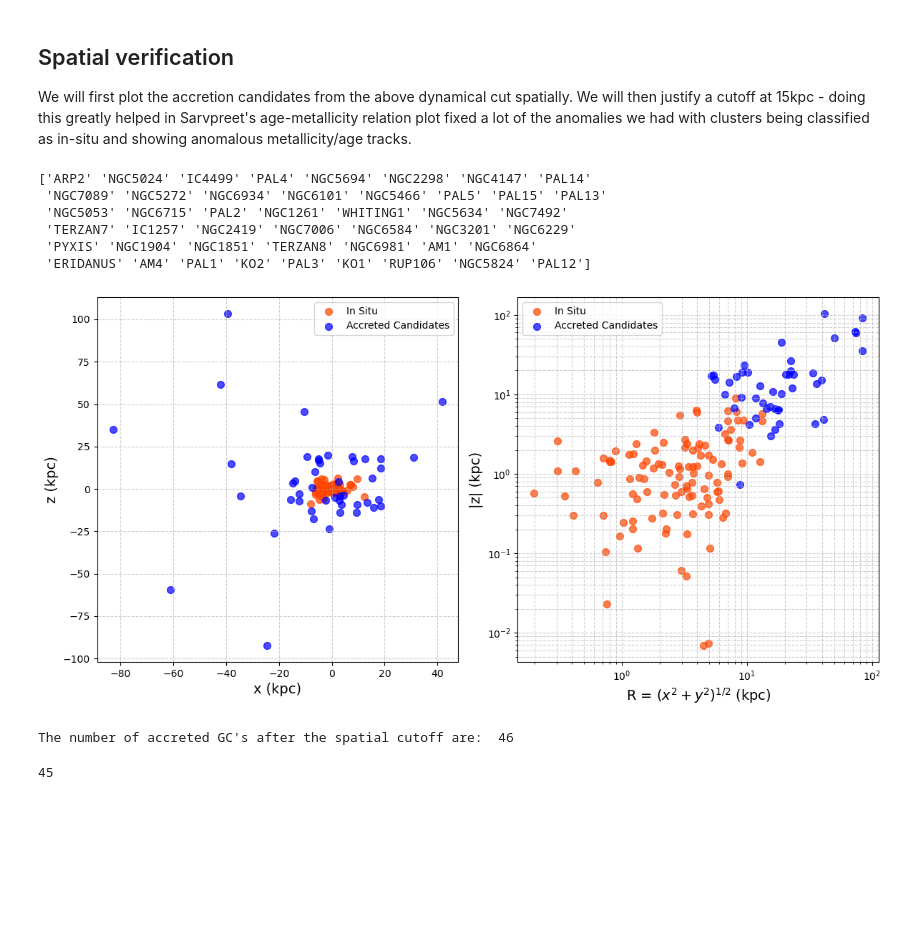
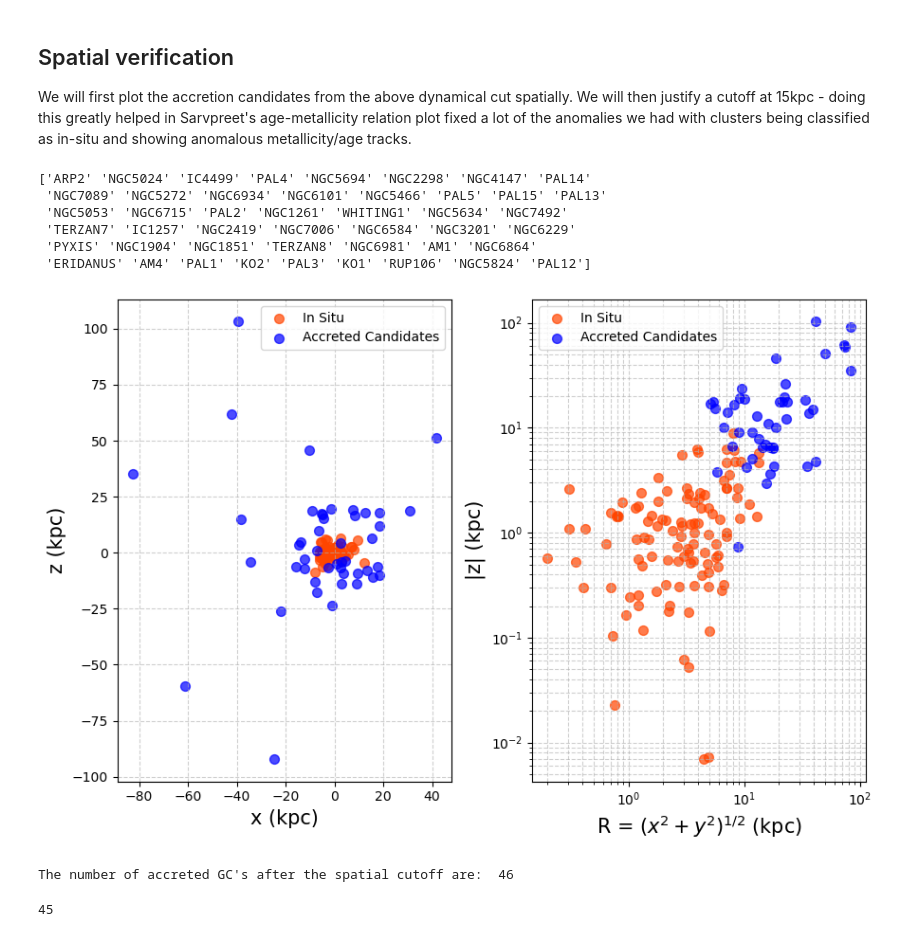
Before and after one commit to vishnusivamogga/PHYS3116_shrek, a Jupyter notebook: dynamical_information.ipynb, the cells around one changed output. Saved outputs shown, nothing was run; the diff lists cells and outputs as text; code cells hidden in the pictures; blank space fills up the shorter version.

Commit message:
Changes so plots match with fontsize requirements

```diff
--- a/dynamical_information.ipynb
+++ b/dynamical_information.ipynb
@@ -153,7 +152,7 @@ z_gc = data_df['z_gc'].values * u.kpc  # this is redundant, just keeping it here
 accretion_mask = data_df['ID'].isin(accretion_candidates)
 
 # Plotting the spatial distributions of GC's
-fig, ax = plt.subplots(1, 2, figsize=(12, 6))
+fig, ax = plt.subplots(1, 2, figsize=(9, 6))
 
 # Left subplot: x vs z
 # Plot the in situ clusters
@@ -161,44 +160,44 @@ ax[0].scatter(x_gc[accretion_mask == False], z_gc[accretion_mask == False], s=50
 
 # Plot the accreted candidates
 ax[0].scatter(x_gc[accretion_mask], z_gc[accretion_mask], s=50, color='blue', alpha=0.7, label='Accreted Candidates')
-ax[0].set_xlabel(r"x (kpc)", fontsize=14)
-ax[0].set_ylabel(r"z (kpc)", fontsize=14)
+ax[0].set_xlabel(r"x (kpc)", fontsize=15)
+ax[0].set_ylabel(r"z (kpc)", fontsize=15)
 ax[0].grid(True, linestyle='--', alpha=0.6)
 ax[0].legend()
 # Plotting R_xy vs |z|
 R_xy = np.sqrt(x_gc**2 + y_gc**2)
 z_abs = np.abs(z_gc)
 
 ax[1].scatter(R_xy[accretion_mask == False], z_abs[accretion_mask == False], s=50, color='orangered', alpha=0.7, label='In Situ')
 ax[1].scatter(R_xy[accretion_mask], z_abs[accretion_mask], s=50, color='blue', alpha=0.7, label='Accreted Candidates')
 ax[1].set_xscale('log')
 ax[1].set_yscale('log')
-ax[1].set_xlabel(r"R = $(x^2 + y^2)^{1/2}$ (kpc)", fontsize=14)
-ax[1].set_ylabel(r"|z| (kpc)", fontsize=14)
+ax[1].set_xlabel(r"R = $(x^2 + y^2)^{1/2}$ (kpc)", fontsize=15)
+ax[1].set_ylabel(r"|z| (kpc)", fontsize=15)
 ax[1].grid(True, which="both", ls="--", alpha=0.6)
 ax[1].legend()
 
 plt.tight_layout()
 plt.show()
 
 #There are GC's spatially which should really be accreted clusters - the dynamical search did not catch these.
 # Use a limit of 15kpc to classify accreted clusters based on spatial distribution. These will be added to the candidates list.
 r_gc = np.sqrt(data_df['x_gc']**2 + data_df['y_gc']**2 + data_df['z_gc']**2)
 
 added_candidates = data_df[(r_gc > 15) & (accretion_mask == False)]
 
 accretion_candidates = np.concatenate((accretion_candidates, added_candidates['ID'].values))
 
 
 print("The number of accreted GC's after the spatial cutoff are: ", len(accretion_candidates))
 # %% [output]
 ['ARP2' 'NGC5024' 'IC4499' 'PAL4' 'NGC5694' 'NGC2298' 'NGC4147' 'PAL14'
  'NGC7089' 'NGC5272' 'NGC6934' 'NGC6101' 'NGC5466' 'PAL5' 'PAL15' 'PAL13'
  'NGC5053' 'NGC6715' 'PAL2' 'NGC1261' 'WHITING1' 'NGC5634' 'NGC7492'
  'TERZAN7' 'IC1257' 'NGC2419' 'NGC7006' 'NGC6584' 'NGC3201' 'NGC6229'
  'PYXIS' 'NGC1904' 'NGC1851' 'TERZAN8' 'NGC6981' 'AM1' 'NGC6864'
  'ERIDANUS' 'AM4' 'PAL1' 'KO2' 'PAL3' 'KO1' 'RUP106' 'NGC5824' 'PAL12']
-[figure, old version]
+[figure, new version]
 The number of accreted GC's after the spatial cutoff are:  46
 # %%
 # Interesting side job - I'll verify the accretion candidates further by looking at their apocentric distances.
```
Also changed, not shown: parts of 2 cells of this notebook.
